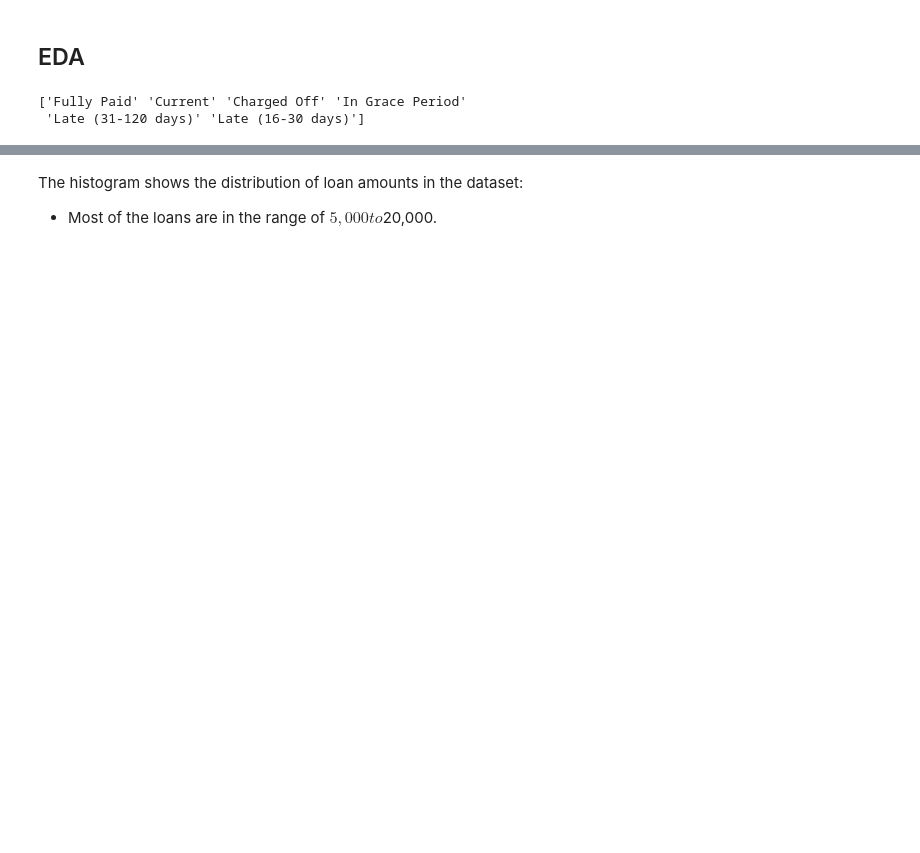
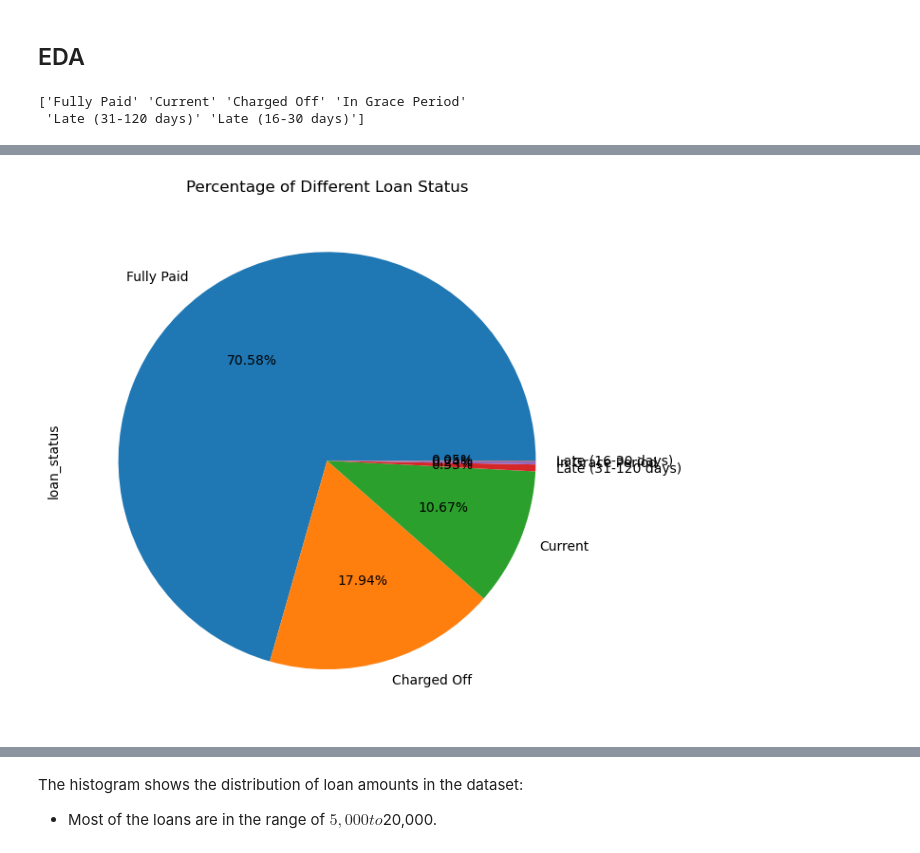
Before and after one commit to rachellliao/loan-default-prediction, a Jupyter notebook: EDA.ipynb, the cells around one changed output, grey strips where cells are left out. Cells and saved outputs as stored; diff of their text form; code cells hidden in the pictures; blank space fills up the shorter version.

```diff
--- a/EDA.ipynb
+++ b/EDA.ipynb
@@ -137,0 +277,10 @@ print(df_clean['loan_status'].unique())
+# %%
+# Create a pie chart for the percentage of each unique value in 'loan_status' column
+plt.figure(figsize=(10, 6))
+loan_status_counts = df_clean['loan_status'].value_counts()
+loan_status_counts.plot(kind='pie', autopct='%1.2f%%')
+plt.title('Percentage of Different Loan Status')
+plt.tight_layout()
+plt.show()
+# %% [output]
+[figure, added]
```
Also changed, not shown: parts of 29 cells of this notebook.
